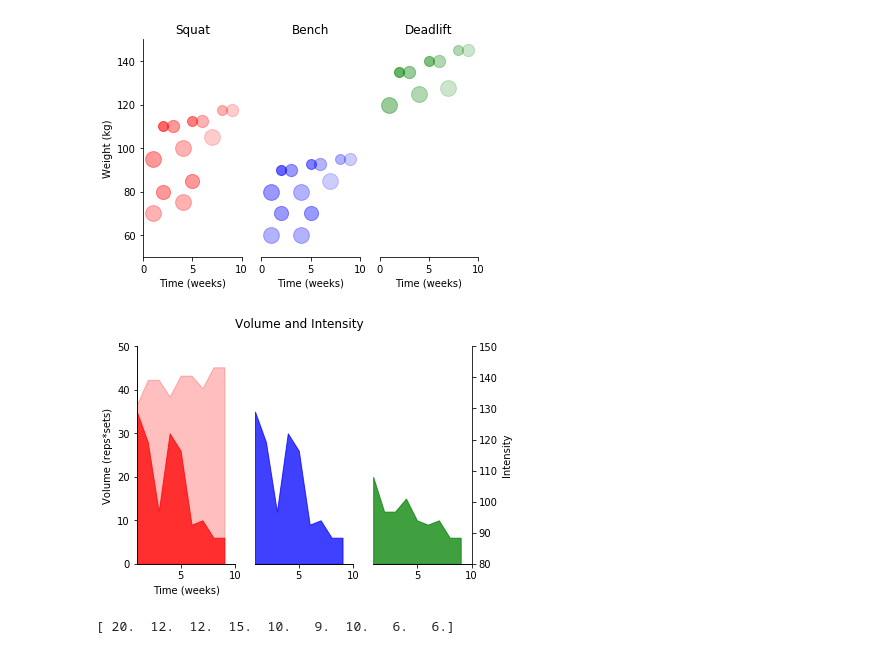
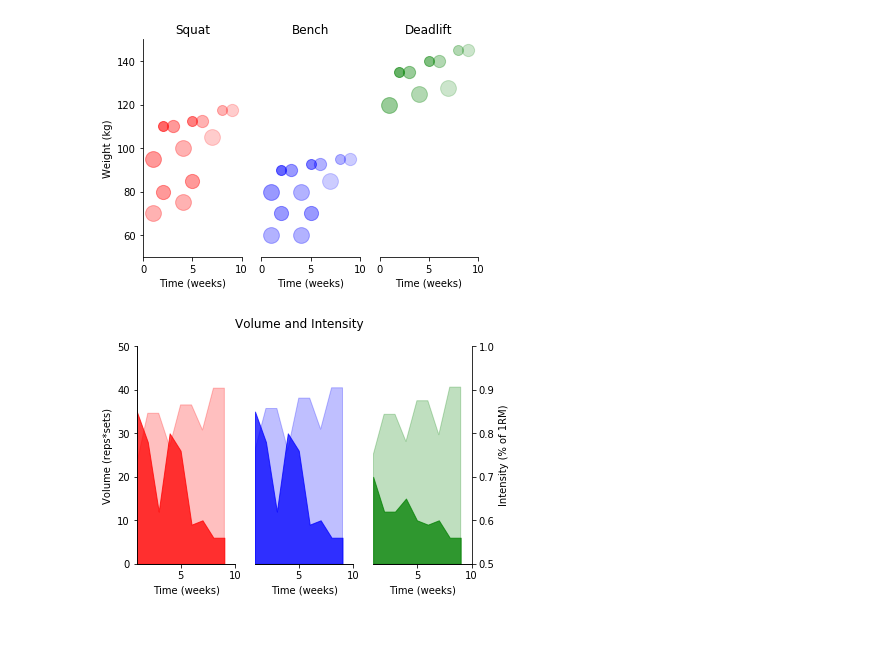
Before and after one commit to JamesMB209/coding_practice, a Jupyter notebook: Gym vis.ipynb, the cells around one changed output. Cells and saved outputs as stored; diff of their text form; code cells hidden in the pictures.

```diff
--- a/Gym vis.ipynb
+++ b/Gym vis.ipynb
@@ -159,43 +167,40 @@ ax1.set_xlabel('Time (weeks)')
 ax1.set_ylabel('Volume (reps*sets)')
 ax1.set_xlim([1,10])
 ax1.set_ylim([0,50])
-ax12.set_ylim([0,1])
+ax12.set_ylim([.5,1])
 ax1.spines['top'].set_visible(False)
 ax1.spines['right'].set_visible(False)
 ax12.spines['top'].set_visible(False)
 ax12.spines['right'].set_visible(False)
 ax12.axes.get_yaxis().set_ticks([])
 
+ax2.set_xlabel('Time (weeks)')
 ax2.set_xlim([1,10])
 ax2.set_ylim([0,50])
-ax22.set_ylim([80,150])
+ax22.set_ylim([.5,1])
 ax2.axes.get_yaxis().set_ticks([])
 ax2.spines['right'].set_visible(False)
 ax2.spines['left'].set_visible(False)
 ax2.spines['top'].set_visible(False)
 ax22.axes.get_yaxis().set_ticks([]) #surely there is a way to do this programatically...
 ax22.spines['right'].set_visible(False)
 ax22.spines['left'].set_visible(False)
 ax22.spines['top'].set_visible(False)
 
+ax3.set_xlabel('Time (weeks)')
 ax3.set_xlim([1,10])
 ax3.set_ylim([0,50])
-ax32.set_ylim([80,150])
+ax32.set_ylim([.5,1])
 ax3.axes.get_yaxis().set_ticks([])
 ax3.spines['right'].set_visible(False)
 ax3.spines['left'].set_visible(False)
 ax3.spines['top'].set_visible(False)
 #ax32.axes.get_yaxis().set_ticks([])
 
 ax32.spines['left'].set_visible(False)
 ax32.spines['top'].set_visible(False)
-ax32.set_ylabel('Intensity (% of 1)')
+ax32.set_ylabel('Intensity (% of 1RM)')
 
 plt.show()
 # %% [output]
-[figure, old version]
+[figure, new version]
-# %%
-# pie plot of ALL volume (e.g., main lifts, 1,2,3)
-print(temp)
-# %% [output]
-[ 20.  12.  12.  15.  10.   9.  10.   6.   6.]
```
Also changed, not shown: parts of 2 cells of this notebook.
